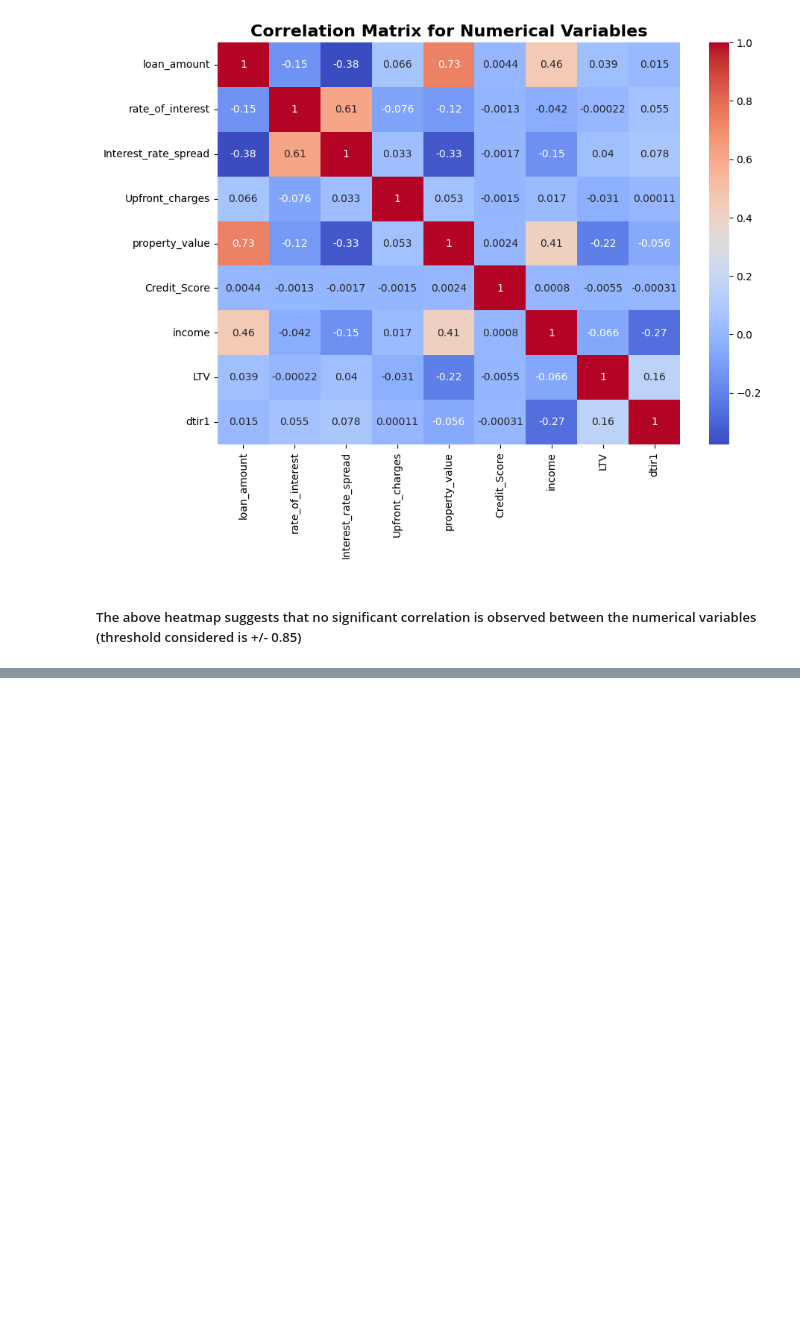
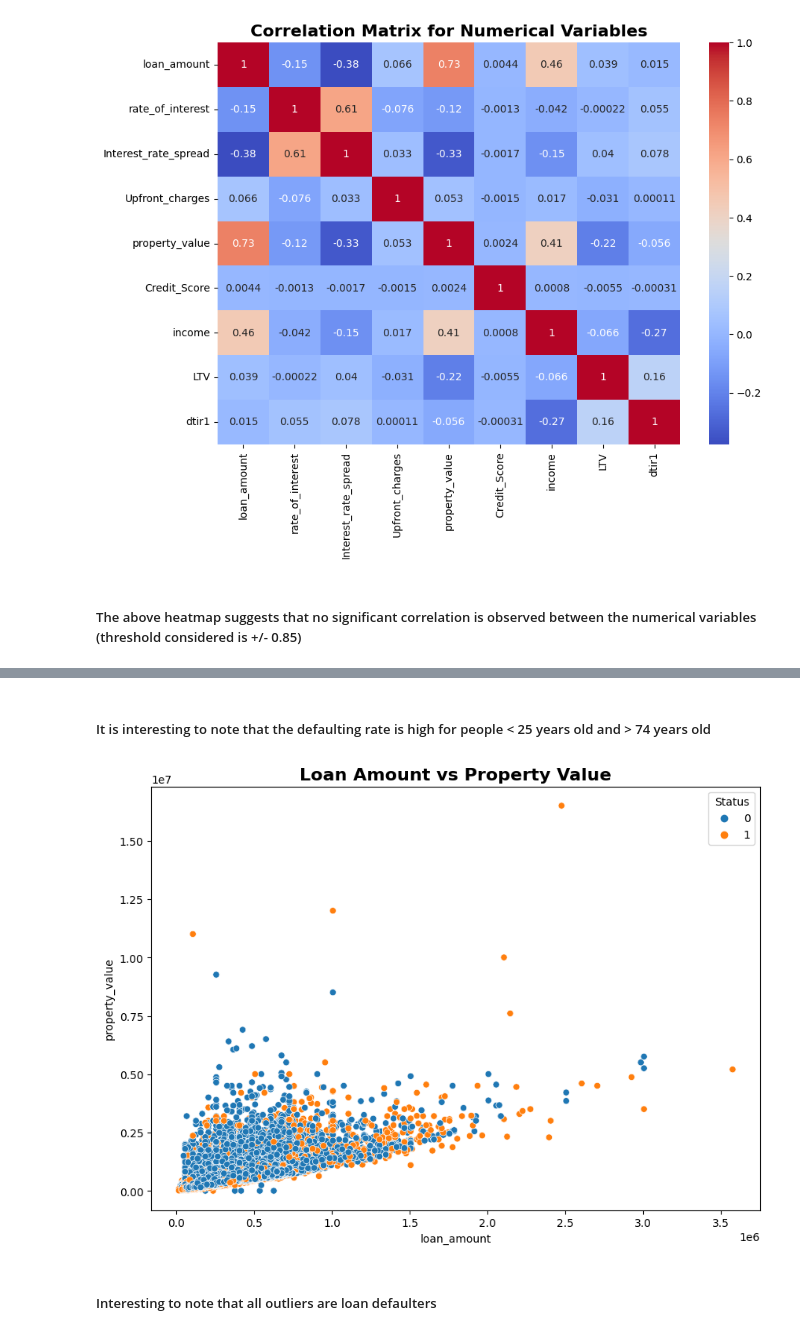
Before and after one commit to adharshvenkat/loan-defaults-prediction, a Jupyter notebook: notebooks/eda.ipynb, the cells around one changed output, grey strips where cells are left out. Saved outputs shown, nothing was run; the diff lists cells and outputs as text; code cells hidden in the pictures; blank space fills up the shorter version.

```diff
--- a/notebooks/eda.ipynb
+++ b/notebooks/eda.ipynb
@@ -164,0 +208,18 @@ plt.show()
+# %% [markdown]
+##### It is interesting to note that the defaulting rate is high for people < 25 years old and > 74 years old
+# %%
+# Scatter plot to see relation between loan amount, income and loan default
+# plt.figure(figsize=(10,7))
+# plt.title("Property Value vs Loan Amount", fontsize=16, fontweight="bold")
+# sns.scatterplot(x="loan_amount", y="property_value", hue="Status", data=df)
+# plt.show()
+
+# plot to see relation between loan amount, property value and loan default
+plt.figure(figsize=(10,7))
+plt.title("Loan Amount vs Property Value", fontsize=16, fontweight="bold")
+sns.scatterplot(x="loan_amount", y="property_value", hue="Status", data=df)
+plt.show()
+# %% [output]
+[figure, added]
+# %% [markdown]
+##### Interesting to note that all outliers are loan defaulters
```
Also changed, not shown: parts of 5 cells of this notebook.
